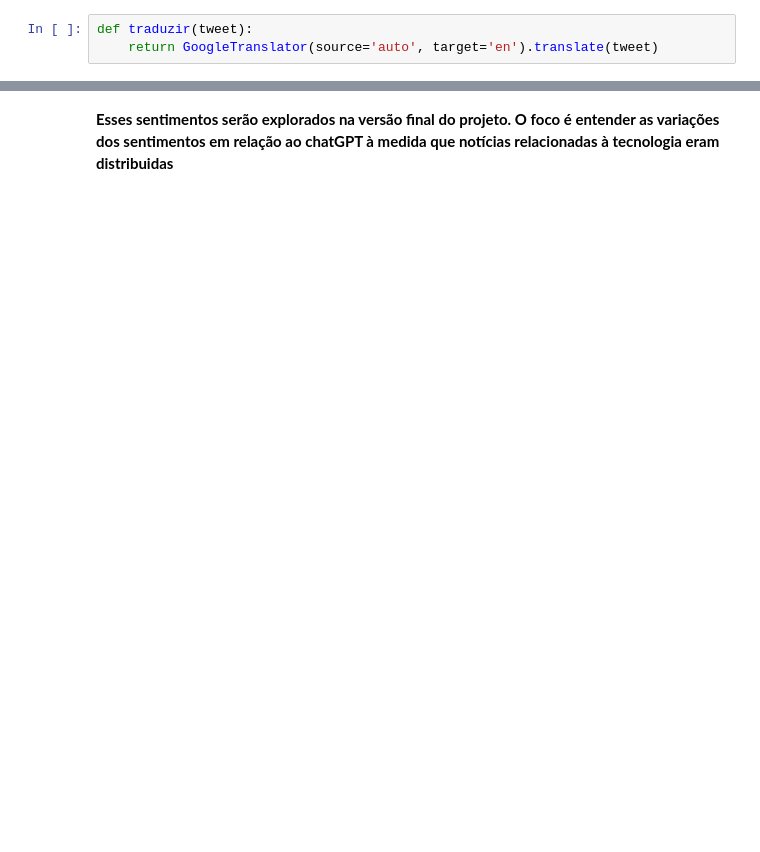
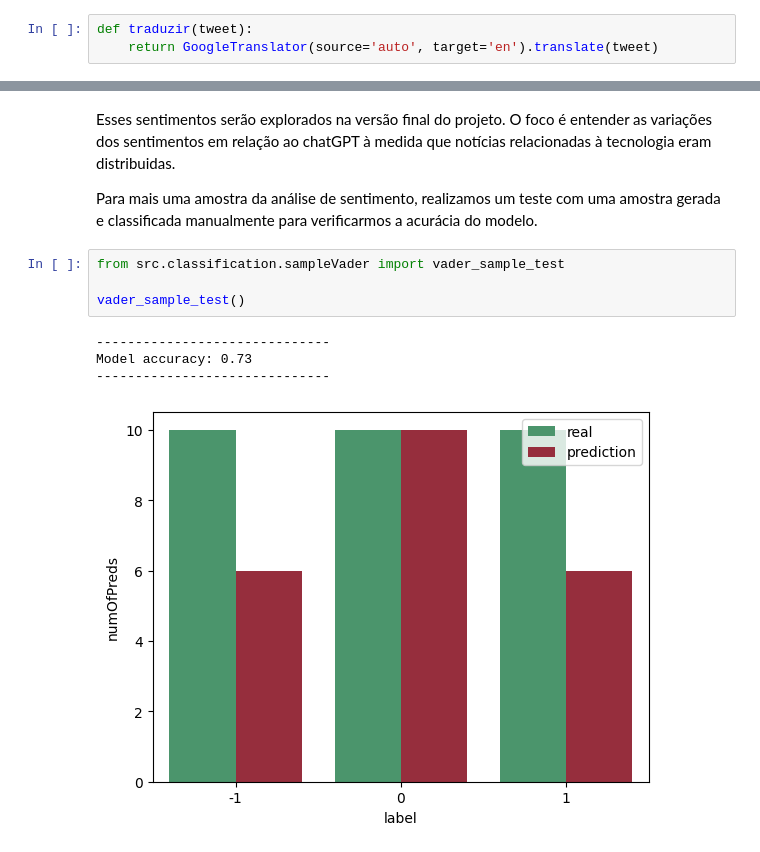
Before and after one commit to lorenzo-cm/tpICD, a Jupyter notebook: analiseInicial.ipynb, the cells around one changed output, grey strips where cells are left out. Drawn from its saved outputs; the diff is of its cells as text; blank space fills up the shorter version.

```diff
--- a/analiseInicial.ipynb
+++ b/analiseInicial.ipynb
@@ -80,2 +143,13 @@ df_100.head()
 # %% [markdown]
-**Esses sentimentos serão explorados na versão final do projeto. O foco é entender as variações dos sentimentos em relação ao chatGPT à medida que notícias relacionadas à tecnologia eram distribuidas**
+Esses sentimentos serão explorados na versão final do projeto. O foco é entender as variações dos sentimentos em relação ao chatGPT à medida que notícias relacionadas à tecnologia eram distribuidas.
+
+Para mais uma amostra da análise de sentimento, realizamos um teste com uma amostra gerada e classificada manualmente para verificarmos a acurácia do modelo.
+# %%
+from src.classification.sampleVader import vader_sample_test
+
+vader_sample_test()
+# %% [output]
+------------------------------
+Model accuracy: 0.73
+------------------------------
+[figure, added]
```
Also changed, not shown: parts of 24 cells of this notebook, 5 other files.
